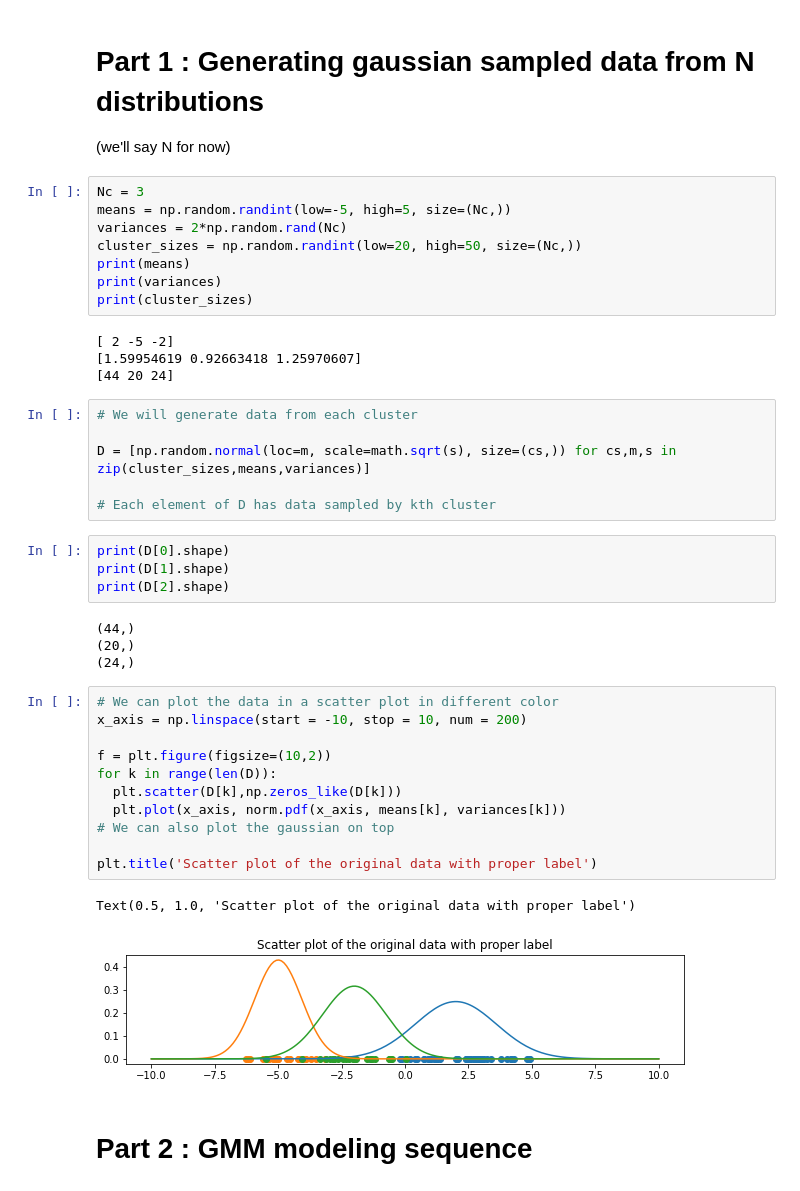
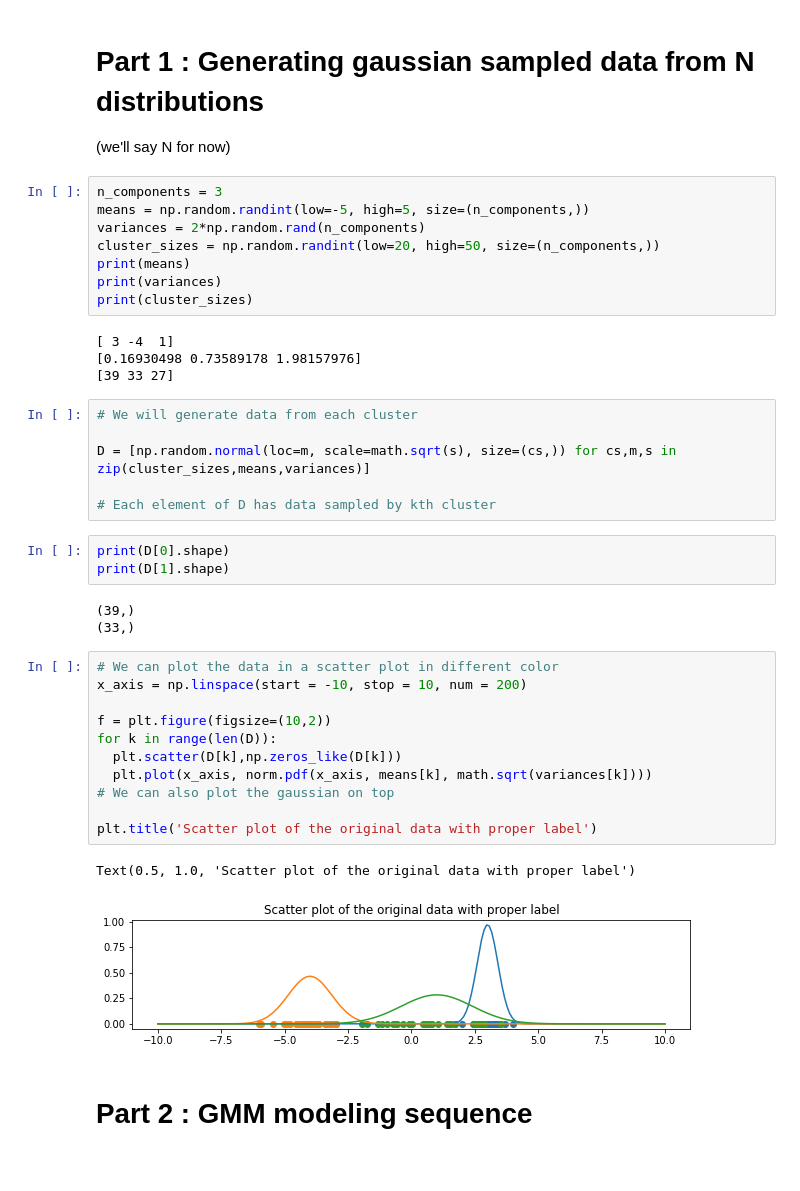
Before and after one commit to masa512/PCA, a Jupyter notebook: GMM_1D.ipynb, the cells around one changed output. Saved outputs shown, nothing was run; the diff lists cells and outputs as text.

```diff
--- a/GMM_1D.ipynb
+++ b/GMM_1D.ipynb
@@ -9,17 +9,17 @@ from scipy.stats import norm
 # Part 1 : Generating gaussian sampled data from N distributions
 (we'll say N for now)
 # %%
-Nc = 3
-means = np.random.randint(low=-5, high=5, size=(Nc,))
-variances = 2*np.random.rand(Nc)
-cluster_sizes = np.random.randint(low=20, high=50, size=(Nc,))
+n_components = 3
+means = np.random.randint(low=-5, high=5, size=(n_components,))
+variances = 2*np.random.rand(n_components)
+cluster_sizes = np.random.randint(low=20, high=50, size=(n_components,))
 print(means)
 print(variances)
 print(cluster_sizes)
 # %% [output]
-[ 2 -5 -2]
-[1.59954619 0.92663418 1.25970607]
-[44 20 24]
+[ 3 -4  1]
+[0.16930498 0.73589178 1.98157976]
+[39 33 27]
 # %%
 # We will generate data from each cluster
 
@@ -29,25 +29,23 @@ D = [np.random.normal(loc=m, scale=math.sqrt(s), size=(cs,)) for cs,m,s in zip(c
 # %%
 print(D[0].shape)
 print(D[1].shape)
-print(D[2].shape)
 # %% [output]
-(44,)
-(20,)
-(24,)
+(39,)
+(33,)
 # %%
 # We can plot the data in a scatter plot in different color
 x_axis = np.linspace(start = -10, stop = 10, num = 200)
 
 f = plt.figure(figsize=(10,2))
 for k in range(len(D)):
   plt.scatter(D[k],np.zeros_like(D[k]))
-  plt.plot(x_axis, norm.pdf(x_axis, means[k], variances[k]))
+  plt.plot(x_axis, norm.pdf(x_axis, means[k], math.sqrt(variances[k])))
 # We can also plot the gaussian on top
 
 plt.title('Scatter plot of the original data with proper label')
 # %% [output]
 Text(0.5, 1.0, 'Scatter plot of the original data with proper label')
-[figure, old version]
+[figure, new version]
 # %% [markdown]
 # Part 2 : GMM modeling sequence
 # %%
```
Also changed, not shown: parts of 4 cells of this notebook.
